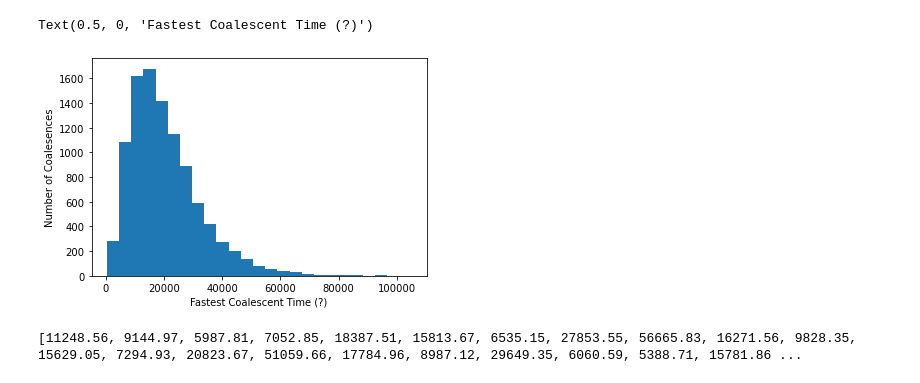
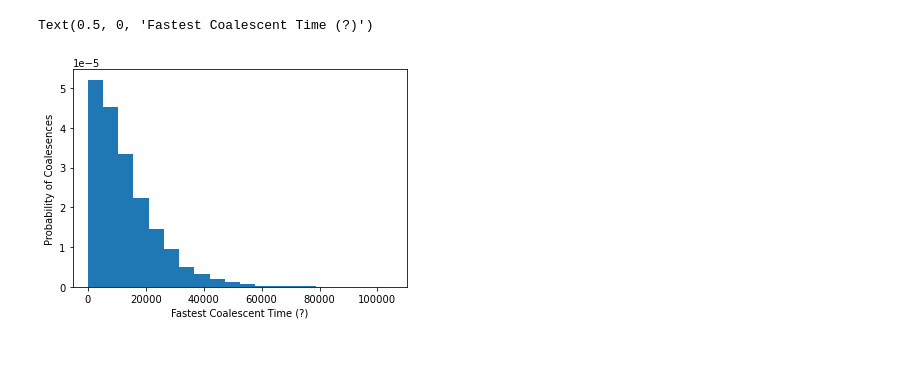
Before and after one commit to zhaoz0314/2-mrca, a Jupyter notebook: 2mrca.ipynb, the cells around one changed output. Cells and saved outputs as stored; diff of their text form; code cells hidden in the pictures; blank space fills up the shorter version.

```diff
--- a/2mrca.ipynb
+++ b/2mrca.ipynb
@@ -4,49 +6,32 @@ import matplotlib.pyplot as plt
 # %%
 # set sample size and number of trials
-sps=2
+n_samples=1
 num=10000
 # %%
 # define the function that finds the least coalescent time
-def t_mrca(foo):
-    # reverse table
-    bar = foo[::-1]
-    # number of symbols per line
-    baz = len(bar)//bar.count("\n")
-    # index of the first blank,
-    # the blank's length may vary,
-    # and a single tree doesn't have a blank
-    tiz = len(bar)
-    for idx in range(4*sps+1,6*sps+1):
-        if bar.count("┊"+idx*" "+"┊")!=0:
-            if bar.index("┊"+idx*" "+"┊")<tiz:
-                tiz = bar.index("┊"+idx*" "+"┊")
-    # the time before the blank
-    tud = tiz//baz-1
-    tus = bar.index(" 0 ")+2
-    qux = bar[baz*tud+tus:baz*(tud+1)]
-    wib = float(qux[::-1])
-    return(wib)
+def t_mrca_api(tree_s):
+    t_ca_list = []
+    for tree in tree_s.trees():
+        t_ca_list.append(tree_s.tables.nodes[tree.root].time)
+    return(min(t_ca_list))
 # %%
 # run the simulation num times
 t_mrca_list = []
 for idxx in range(num):
-    hoge = msprime.sim_ancestry(
-        samples=sps,
+    tree_s_sim = msprime.sim_ancestry(
+        samples=n_samples,
+        # num of recombinations per base per parent?
         recombination_rate=1e-8,
         sequence_length=5000,
         population_size=10000,
         record_full_arg=True)
-    piyo = hoge.draw_text()
-    t_mrca_list.append(t_mrca(piyo))
+    # t_mrca_list.append(t_mrca_text(tree_s_sim.draw_text()))
+    t_mrca_list.append(t_mrca_api(tree_s_sim))
 # %%
 # plot the distribution
-plt.hist(t_mrca_list, density=False, bins=num//400)
-plt.ylabel("Number of Coalesences")
+plt.hist(t_mrca_list, density=True, bins=20,range=(0,max(t_mrca_list)))
+plt.ylabel("Probability of Coalesences")
 plt.xlabel("Fastest Coalescent Time (?)")
 # %% [output]
 Text(0.5, 0, 'Fastest Coalescent Time (?)')
-[figure, old version]
+[figure, new version]
-# %%
-print(t_mrca_list)
-# %% [output]
-[11248.56, 9144.97, 5987.81, 7052.85, 18387.51, 15813.67, 6535.15, 27853.55, 56665.83, 16271.56, 9828.35, 15629.05, 7294.93, 20823.67, 51059.66, 17784.96, 8987.12, 29649.35, 6060.59, 5388.71, 15781.86 ...
```
Also changed, not shown: parts of 6 cells of this notebook, 1 other file.
